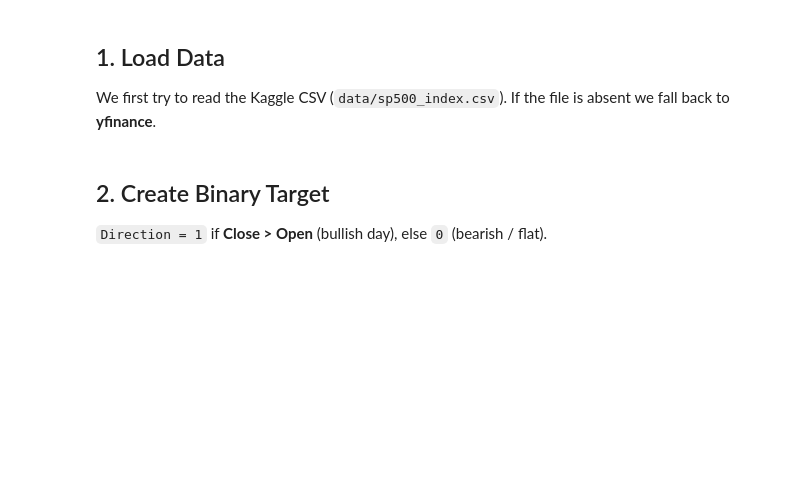
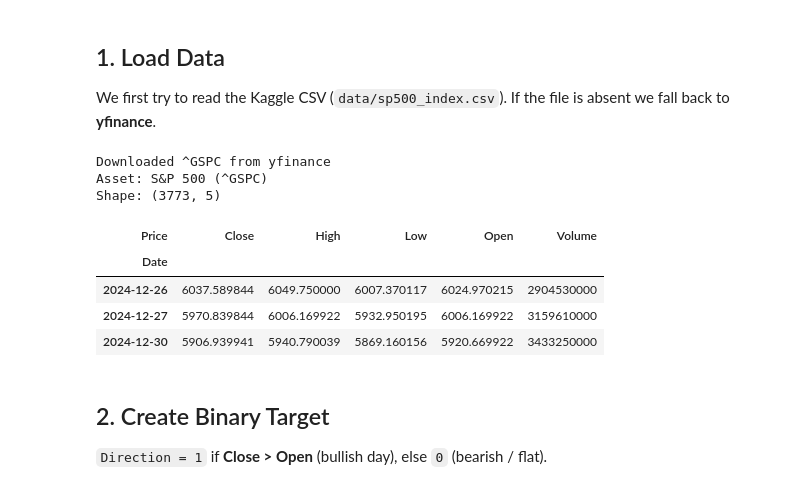
Before and after one commit to virakyuthSRUN/markets-direction-prediction, a Jupyter notebook: notebooks/01_data_loading_eda.ipynb, the cells around one changed output. Drawn from its saved outputs; the diff is of its cells as text; code cells hidden in the pictures; blank space fills up the shorter version.

Commit message:
Add multi assets and more predictions

```diff
--- a/notebooks/01_data_loading_eda.ipynb
+++ b/notebooks/01_data_loading_eda.ipynb
@@ -23,28 +25,24 @@ We first try to read the Kaggle CSV (`data/sp500_index.csv`). If the file is abs
 # %%
 def _generate_synthetic_sp500(start: str, end: str, seed: int = 42) -> pd.DataFrame:
     """
-    Generate synthetic S&P 500-like OHLCV data using geometric Brownian motion.
-    Used when neither the Kaggle CSV nor yfinance is available (e.g., offline env).
-    Parameters approximate historical S&P 500 behaviour (2010-2024).
+    Generate synthetic index-like OHLCV data using geometric Brownian motion.
+    Used when neither a local CSV nor yfinance is available (e.g., offline env).
     """
     rng = np.random.default_rng(seed)
     dates = pd.bdate_range(start=start, end=end)
     n = len(dates)
 
-    # GBM parameters (~historical S&P 500 annualised stats)
-    mu_daily    = 0.00045    # ~11.3% annualised return
-    sigma_daily = 0.011      # ~17.5% annualised volatility
-    s0          = 1257.60    # approx Jan-2010 S&P 500 level
+    mu_daily = 0.00045
+    sigma_daily = 0.011
+    s0 = 1257.60
 
-    # Daily close-to-close log returns
     log_returns = rng.normal(mu_daily, sigma_daily, size=n)
     close = s0 * np.exp(np.cumsum(log_returns))
 
-    # Intra-day: generate realistic O/H/L from close
     intraday_vol = sigma_daily * 0.6
-    open_  = close * np.exp(rng.normal(0, intraday_vol * 0.5, size=n))
-    high   = np.maximum(open_, close) * np.exp(np.abs(rng.normal(0, intraday_vol, size=n)))
-    low    = np.minimum(open_, close) * np.exp(-np.abs(rng.normal(0, intraday_vol, size=n)))
+    open_ = close * np.exp(rng.normal(0, intraday_vol * 0.5, size=n))
+    high = np.maximum(open_, close) * np.exp(np.abs(rng.normal(0, intraday_vol, size=n)))
+    low = np.minimum(open_, close) * np.exp(-np.abs(rng.normal(0, intraday_vol, size=n)))
     volume = (rng.integers(2_000_000_000, 5_000_000_000, size=n)).astype(float)
 
     df_syn = pd.DataFrame({
@@ -52,19 +50,17 @@ def _generate_synthetic_sp500(start: str, end: str, seed: int = 42) -> pd.DataFr
         'Close': close, 'Volume': volume,
     }, index=dates)
     df_syn.index.name = 'Date'
-    print(f'Generated synthetic S&P 500 data: {n:,} trading days')
+    print(f'Generated synthetic market data: {n:,} trading days')
     return df_syn
 
 
 def load_sp500(csv_path: str, ticker: str = '^GSPC',
                start: str = '2010-01-01', end: str = '2024-12-31') -> pd.DataFrame:
-    """Load S&P 500 OHLCV data from a CSV or yfinance, filtered to [start, end].
+    """Load OHLCV data from a CSV or yfinance, filtered to [start, end].
     Falls back to synthetic data when both sources are unavailable."""
     if os.path.exists(csv_path):
         df = pd.read_csv(csv_path, parse_dates=True)
-        # Normalise column names
         df.columns = [c.strip().title() for c in df.columns]
-        # Identify the date column
         date_cols = [c for c in df.columns if 'date' in c.lower()]
         if date_cols:
             df = df.rename(columns={date_cols[0]: 'Date'})
@@ -75,44 +71,50 @@ def load_sp500(csv_path: str, ticker: str = '^GSPC',
         try:
             import yfinance as yf
             raw = yf.download(ticker, start=start, end=end, auto_adjust=True, progress=False)
-            # Flatten MultiIndex columns if present
             if isinstance(raw.columns, pd.MultiIndex):
                 raw.columns = raw.columns.get_level_values(0)
             raw.index.name = 'Date'
             if len(raw) > 0:
                 df = raw
                 print(f'Downloaded {ticker} from yfinance')
             else:
                 raise ValueError('yfinance returned empty data')
         except Exception as exc:
             print(f'yfinance unavailable ({exc}); using synthetic data.')
             df = _generate_synthetic_sp500(start, end)
 
-    # Ensure required columns exist
     required = {'Open', 'High', 'Low', 'Close', 'Volume'}
     missing = required - set(df.columns)
     if missing:
         raise ValueError(f'Missing columns: {missing}')
 
-    # Filter date range & clean
     df = df.loc[start:end].copy()
     df = df.dropna(subset=['Open', 'Close'])
-    # Coerce all OHLCV to numeric (some CSVs may load as strings)
     for col in ['Open', 'High', 'Low', 'Close', 'Volume']:
         if col in df.columns:
             df[col] = pd.to_numeric(df[col], errors='coerce')
     df = df.dropna(subset=['Open', 'Close'])
     return df
 
 
 df = load_sp500(
-    csv_path=config.KAGGLE_CSV,
-    ticker=config.YFINANCE_TICKER,
+    csv_path=config.RAW_DATA_CSV,
+    ticker=config.ASSET_TICKER,
     start=config.START_DATE,
     end=config.END_DATE,
 )
+print(f'Asset: {config.ASSET_NAME} ({config.ASSET_TICKER})')
 print(f'Shape: {df.shape}')
 df.tail(3)
+# %% [output]
+Downloaded ^GSPC from yfinance
+Asset: S&P 500 (^GSPC)
+Shape: (3773, 5)
+| Price | Close | High | Low | Open | Volume |
+| Date |  |  |  |  |  |
+| 2024-12-26 | 6037.589844 | 6049.750000 | 6007.370117 | 6024.970215 | 2904530000 |
+| 2024-12-27 | 5970.839844 | 6006.169922 | 5932.950195 | 6006.169922 | 3159610000 |
+| 2024-12-30 | 5906.939941 | 5940.790039 | 5869.160156 | 5920.669922 | 3433250000 |
 # %% [markdown]
 ## 2. Create Binary Target
 
```
Also changed, not shown: parts of 8 cells of this notebook, 11 other files.
